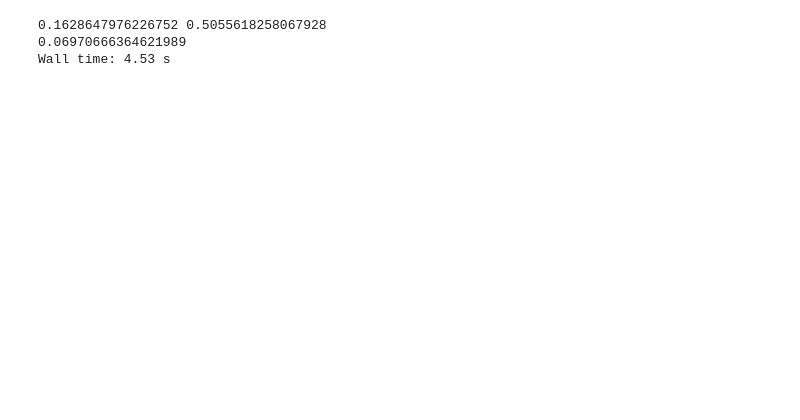
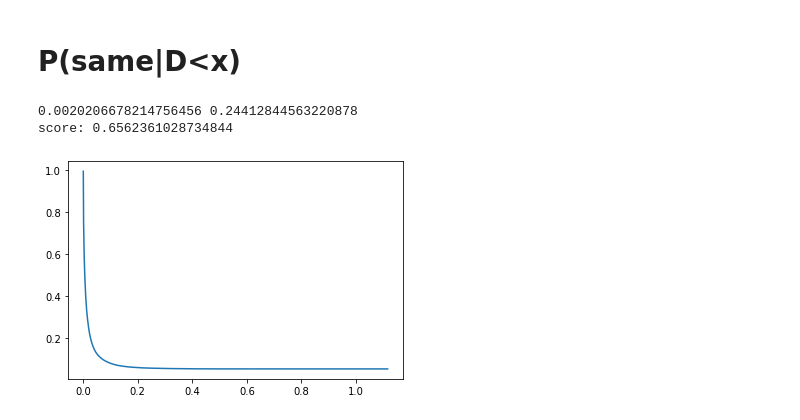
Before and after one commit to SinyTim/NewsAnalysis, a Jupyter notebook: research/embedding_evaluation/dists.ipynb, the cells around one changed output. Saved outputs shown, nothing was run; the diff lists cells and outputs as text; code cells hidden in the pictures; blank space fills up the shorter version.

```diff
--- a/research/embedding_evaluation/dists.ipynb
+++ b/research/embedding_evaluation/dists.ipynb
@@ -101,0 +118,11 @@ Wall time: 1min 32s
+# %%
+%%time
+
+tags0 = data['tags'].iloc[index0].values
+tags1 = data['tags'].iloc[index1].values
+
+n_sim = sum(len(set(tag0) & set(tag1)) > 0 for tag0 in tags0 for tag1 in tags1)
+
+p_sim = n_sim / (len(tags0) * len(tags1))
+
+print(p_sim)
@@ -126,24 +174,28 @@ print(p_sim)
+# %% [markdown]
+# P(same|D<x)
 # %%
 %%time
 
 a = np.quantile(dists_sample, 0.01)
 b = np.quantile(dists_sample, 0.90)
 print(a, b)
 
-p_sim_left = p_sim * ecdf_sim(a) / ecdf(a)  # P(same|D<x)
-p_sim_right = p_sim * (1.0 - ecdf_sim(b)) / (1.0 - ecdf(b))  # P(same|D>x)
+p_sim_left = p_sim * ecdf_sim(a) / ecdf(a)  # P(same|D<x) = P(same) * P(D<x|same) / P(D<x)
+p_sim_right = p_sim * (1.0 - ecdf_sim(b)) / (1.0 - ecdf(b))  # P(same|D>x) = P(same) * P(D>x|same) / P(D>x)
 score = p_sim_left - p_sim_right
-print(score)
+print(f'score: {score}')
 
-# d = np.linspace(a, b, num=1000)
-# pp = p_sim * ecdf_sim(d) / ecdf(d)
+a = np.quantile(dists_sample, 0.001)
+b = dists_sample.max()
+d = np.linspace(a, b, num=1000)
+pp = p_sim * ecdf_sim(d) / ecdf(d)
 # ppp = p_sim * (1.0 - ecdf_sim(d)) / (1.0 - ecdf(d))
 
-# plt.plot(d, pp)
-# plt.show()
+plt.plot(d, pp)
+plt.show()
 # plt.plot(d, ppp)
 # plt.show()
 # %% [output]
-0.1628647976226752 0.5055618258067928
-0.06970666364621989
-Wall time: 4.53 s
+0.0020206678214756456 0.24412844563220878
+score: 0.6562361028734844
+[figure, added]
```
Also changed, not shown: parts of 15 cells of this notebook, 3 other files.
